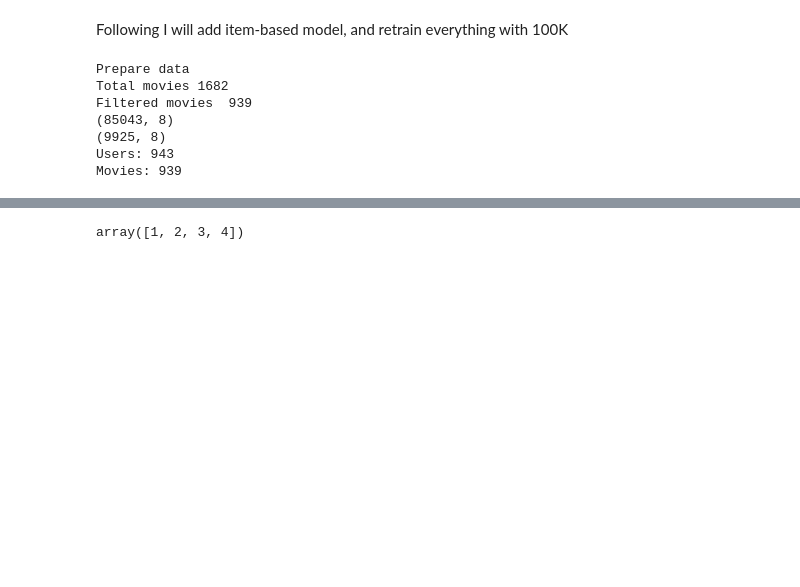
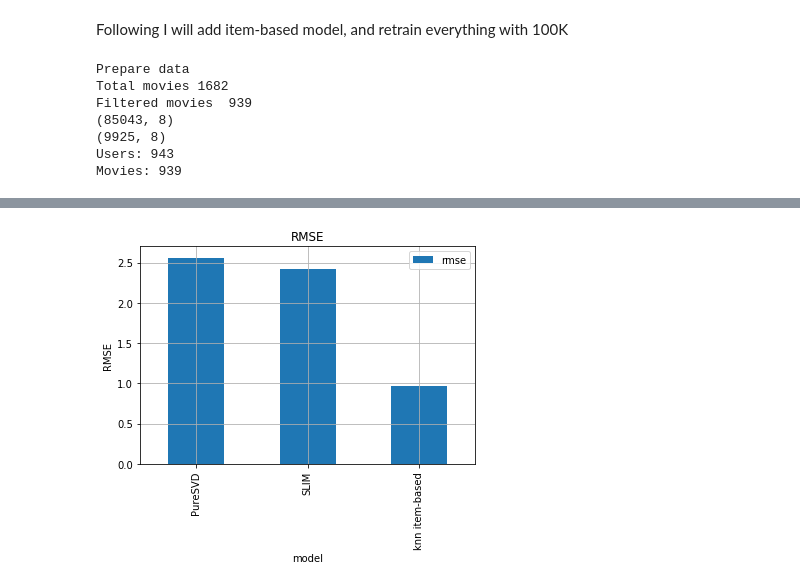
Before and after one commit to EmilioTyl/recsys_movie_lens, a Jupyter notebook: results_final_notebook.ipynb, the cells around one changed output, grey strips where cells are left out. Cells and saved outputs as stored; diff of their text form; code cells hidden in the pictures; blank space fills up the shorter version.

```diff
--- a/results_final_notebook.ipynb
+++ b/results_final_notebook.ipynb
@@ -620,6 +642,16 @@ PureSVD MAE in test:  2.239953927751573
-# %%
-a = np.array([1,2,3])
-b=3
-np.concatenate((a,[4]))
-# %% [output]
-array([1, 2, 3, 4])
+# %%
+data_dict = {
+    "mae": [pure_svd_mae,slim_mae, knn_mae],
+    "rmse": [pure_svd_rmse, slim_rmse, knn_rmse],
+    "model": ["PureSVD", "SLIM", "knn item-based"]
+}
+df = pd.DataFrame(data_dict)
+# %%
+df.plot.bar(x = "model",y="rmse")
+plt.grid()
+plt.ylabel("RMSE")
+plt.title("RMSE")
+plt.ylim((0,2.7))
+plt.savefig("./images/rmse")
+# %% [output]
+[figure, added]
```
Also changed, not shown: parts of 18 cells of this notebook, 8 other files.
